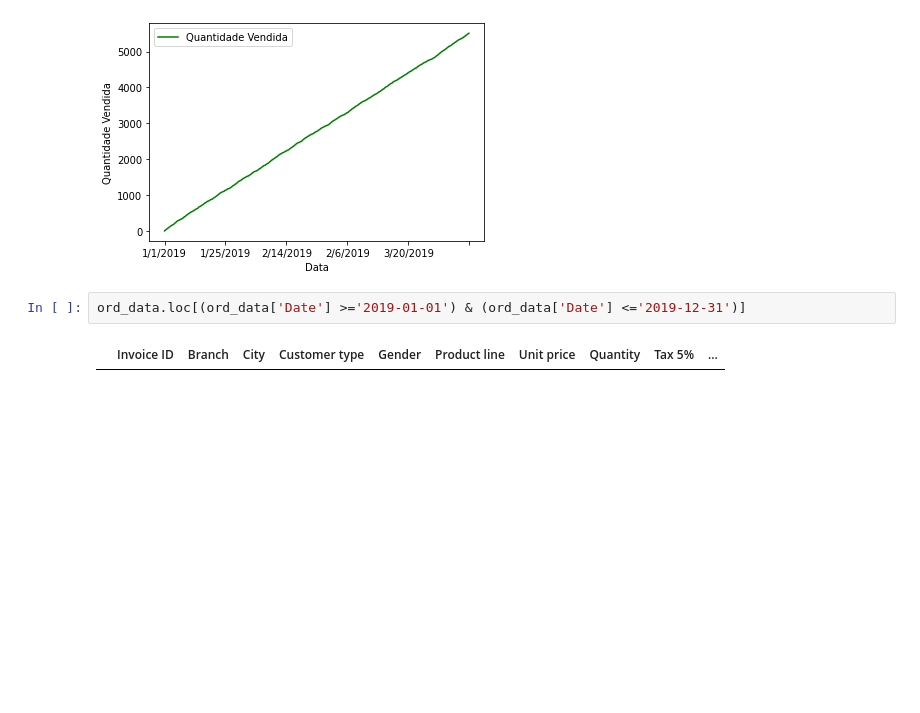
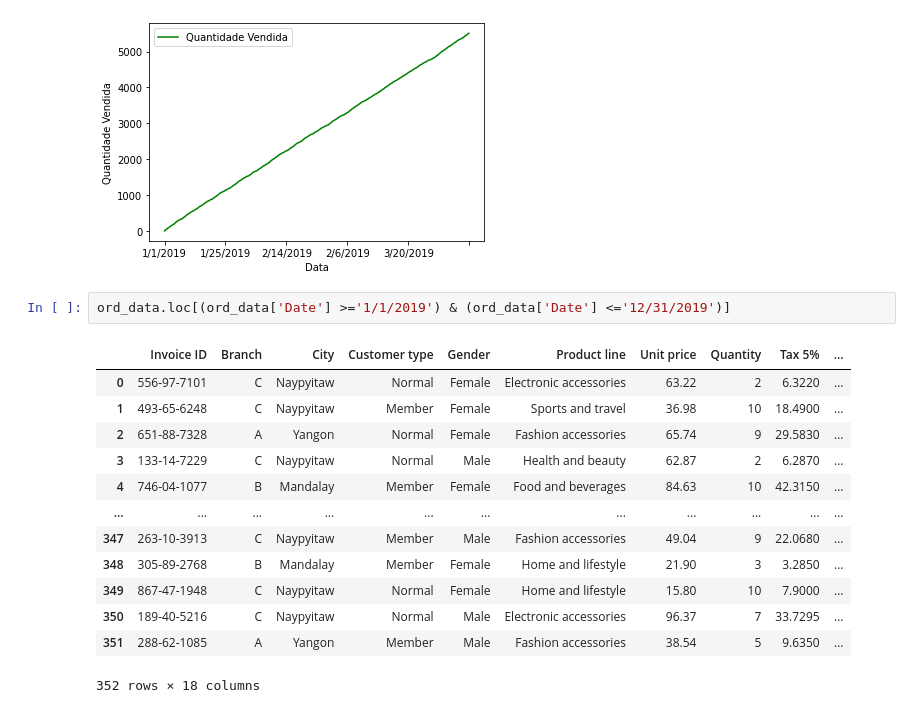
Before and after one commit to JoaoVictor-HM/Analise-Vendas-Supermercado, a Jupyter notebook: Supermercado.ipynb, the cells around one changed output. Drawn from its saved outputs; the diff is of its cells as text; blank space fills up the shorter version.

```diff
--- a/Supermercado.ipynb
+++ b/Supermercado.ipynb
@@ -169,6 +169,18 @@ ord_data.plot(x='Date', y='Quantidade_Total', color='green', label='Quantidade V
 <AxesSubplot:xlabel='Data', ylabel='Quantidade Vendida'>
 [figure]
 # %%
-ord_data.loc[(ord_data['Date'] >='2019-01-01') & (ord_data['Date'] <='2019-12-31')]
+ord_data.loc[(ord_data['Date'] >='1/1/2019') & (ord_data['Date'] <='12/31/2019')]
 # %% [output]
 |  | Invoice ID | Branch | City | Customer type | Gender | Product line | Unit price | Quantity | Tax 5% | ... |
+| 0 | 556-97-7101 | C | Naypyitaw | Normal | Female | Electronic accessories | 63.22 | 2 | 6.3220 | ... |
+| 1 | 493-65-6248 | C | Naypyitaw | Member | Female | Sports and travel | 36.98 | 10 | 18.4900 | ... |
+| 2 | 651-88-7328 | A | Yangon | Normal | Female | Fashion accessories | 65.74 | 9 | 29.5830 | ... |
+| 3 | 133-14-7229 | C | Naypyitaw | Normal | Male | Health and beauty | 62.87 | 2 | 6.2870 | ... |
+| 4 | 746-04-1077 | B | Mandalay | Member | Female | Food and beverages | 84.63 | 10 | 42.3150 | ... |
+| ... | ... | ... | ... | ... | ... | ... | ... | ... | ... | ... |
+| 347 | 263-10-3913 | C | Naypyitaw | Member | Male | Fashion accessories | 49.04 | 9 | 22.0680 | ... |
+| 348 | 305-89-2768 | B | Mandalay | Member | Female | Home and lifestyle | 21.90 | 3 | 3.2850 | ... |
+| 349 | 867-47-1948 | C | Naypyitaw | Normal | Female | Home and lifestyle | 15.80 | 10 | 7.9000 | ... |
+| 350 | 189-40-5216 | C | Naypyitaw | Normal | Male | Electronic accessories | 96.37 | 7 | 33.7295 | ... |
+| 351 | 288-62-1085 | A | Yangon | Member | Male | Fashion accessories | 38.54 | 5 | 9.6350 | ... |
+352 rows × 18 columns
```
